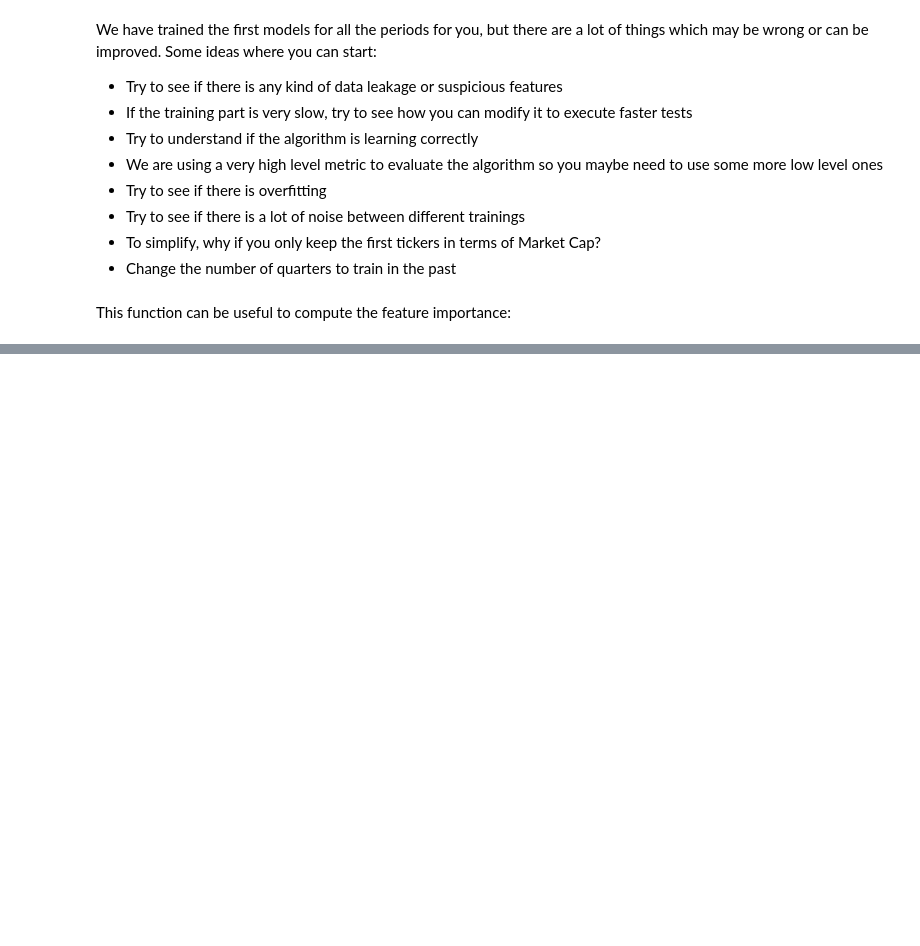
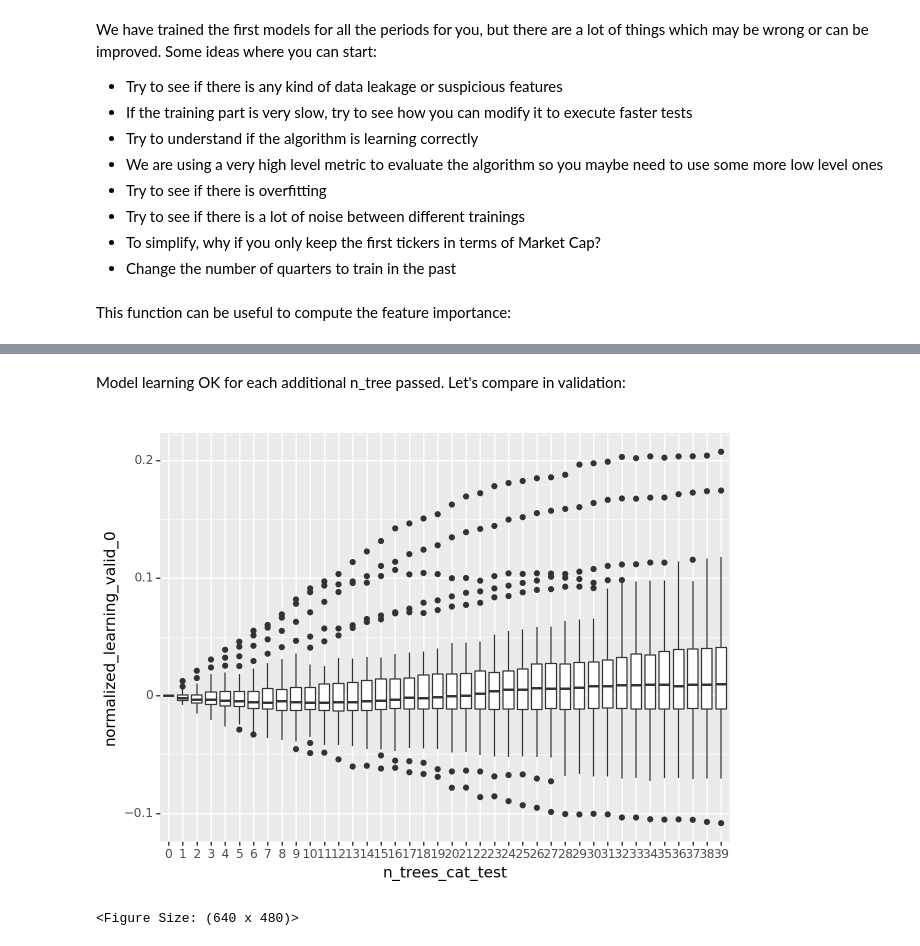
Before and after one commit to dan1dr/zrive-ds, a Jupyter notebook: src/module_5/module5.ipynb, the cells around one changed output, grey strips where cells are left out. Drawn from its saved outputs; the diff is of its cells as text; code cells hidden in the pictures; blank space fills up the shorter version.

```diff
--- a/src/module_5/module5.ipynb
+++ b/src/module_5/module5.ipynb
@@ -315,0 +512,7 @@ import matplotlib.pyplot as plt
+# %% [markdown]
+Model learning OK for each additional n_tree passed. Let's compare in validation:
+# %%
+ggplot(learning_rates, aes(x="n_trees_cat_test")) + geom_boxplot(aes(y="normalized_learning_valid_0"))
+# %% [output]
+[figure, added]
+<Figure Size: (640 x 480)>
```
Also changed, not shown: parts of 33 cells of this notebook, 1 other file.
